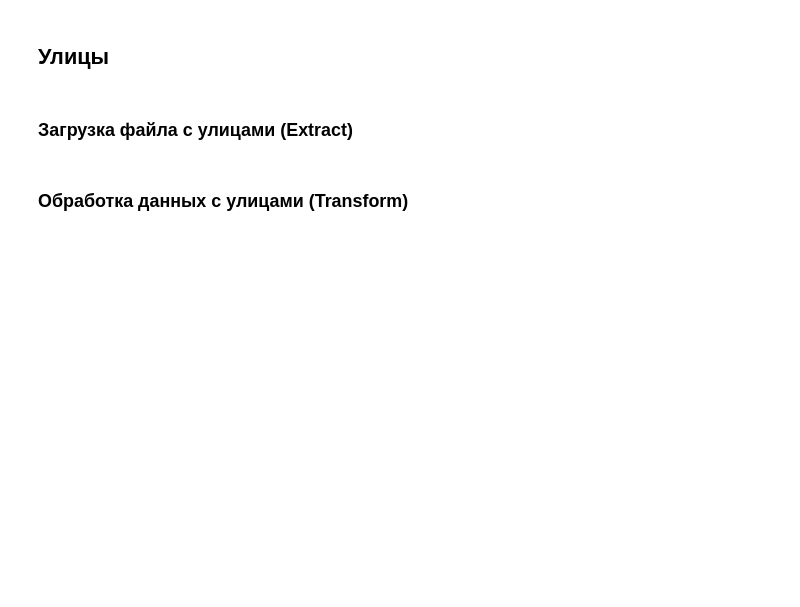
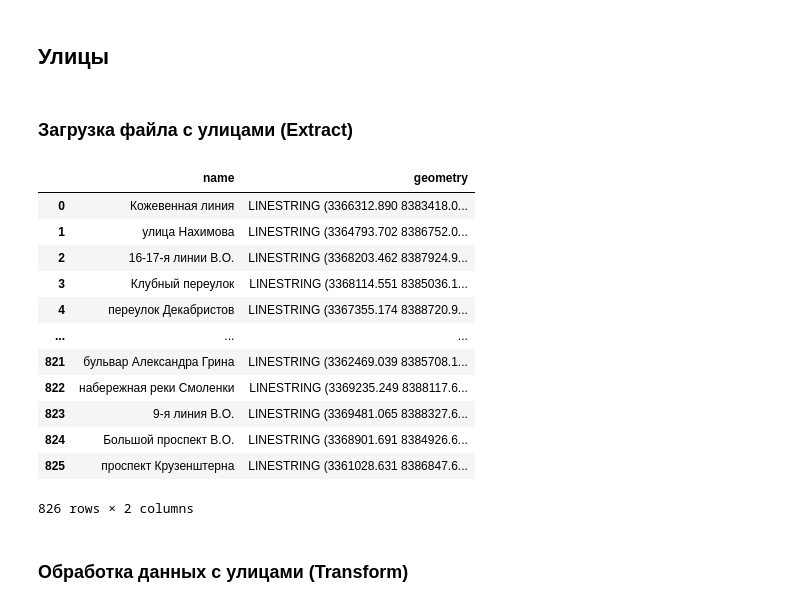
Before and after one commit to rodioniurev/ML_template, a Jupyter notebook: PythonUrban_final_task.ipynb, the cells around one changed output. Saved outputs shown, nothing was run; the diff lists cells and outputs as text; code cells hidden in the pictures; blank space fills up the shorter version.

```diff
--- a/PythonUrban_final_task.ipynb
+++ b/PythonUrban_final_task.ipynb
@@ -49,6 +57,22 @@ STREETS_FILE_URL = ...  # ссылка на слой с улицами
 ### Загрузка файла с улицами (Extract)
 # %%
 # TODO отфильтровать улицы по маске геометрии территории полученной ранее
+gdf = gpd.read_file(STREETS_FILE_URL, mask=district)
+gdf
+# %% [output]
+|  | name | geometry |
+| 0 | Кожевенная линия | LINESTRING (3366312.890 8383418.0... |
+| 1 | улица Нахимова | LINESTRING (3364793.702 8386752.0... |
+| 2 | 16-17-я линии В.О. | LINESTRING (3368203.462 8387924.9... |
+| 3 | Клубный переулок | LINESTRING (3368114.551 8385036.1... |
+| 4 | переулок Декабристов | LINESTRING (3367355.174 8388720.9... |
+| ... | ... | ... |
+| 821 | бульвар Александра Грина | LINESTRING (3362469.039 8385708.1... |
+| 822 | набережная реки Смоленки | LINESTRING (3369235.249 8388117.6... |
+| 823 | 9-я линия В.О. | LINESTRING (3369481.065 8388327.6... |
+| 824 | Большой проспект В.О. | LINESTRING (3368901.691 8384926.6... |
+| 825 | проспект Крузенштерна | LINESTRING (3361028.631 8386847.6... |
+826 rows × 2 columns
 # %% [markdown]
 ### Обработка данных с улицами (Transform)
 # %%
```
Also changed, not shown: parts of 11 cells of this notebook.
